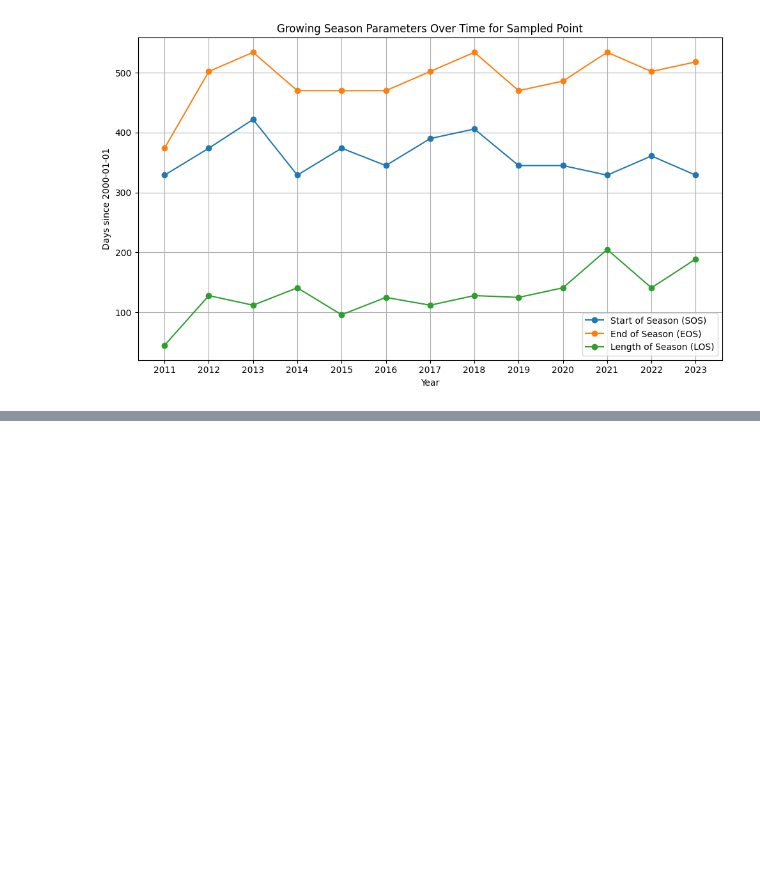
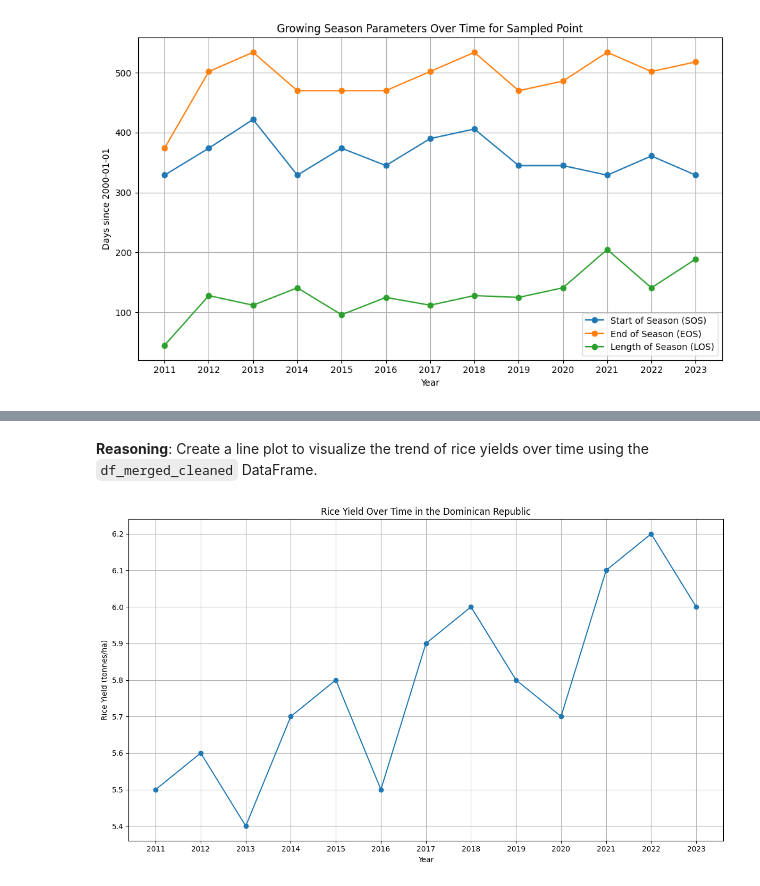
Before and after one commit to Ongevic/CCA, a Jupyter notebook: Phenology_maps_domenicanRep.ipynb, the cells around one changed output, grey strips where cells are left out. Saved outputs shown, nothing was run; the diff lists cells and outputs as text; code cells hidden in the pictures; blank space fills up the shorter version.

```diff
--- a/Phenology_maps_domenicanRep.ipynb
+++ b/Phenology_maps_domenicanRep.ipynb
@@ -1343,0 +3273,30 @@ plt.show()
+# %% [markdown]
+**Reasoning**:
+Create a line plot to visualize the trend of rice yields over time using the `df_merged_cleaned` DataFrame.
+# %%
+# 1. Create a figure and an axes object for the plot.
+fig, ax = plt.subplots(figsize=(12, 7)) # Set an appropriate figure size
+
+# 2. Plot the 'Yield' column against the 'Year' column.
+ax.plot(df_merged_cleaned['Year'], df_merged_cleaned['Yield'], marker='o', linestyle='-')
+
+# 3. Set the x-axis label and y-axis label.
+ax.set_xlabel('Year')
+ax.set_ylabel('Rice Yield (tonnes/ha)') # Assuming tonnes/ha based on common units
+
+# 4. Set the title of the plot.
+ax.set_title('Rice Yield Over Time in the Dominican Republic')
+
+# 5. Ensure the x-axis ticks show each year clearly.
+ax.set_xticks(df_merged_cleaned['Year'])
+
+# 6. Add a grid to the plot.
+ax.grid(True)
+
+# 7. Adjust plot parameters for a tight layout.
+plt.tight_layout()
+
+# 8. Display the plot.
+plt.show()
+# %% [output]
+[figure, added]
```
Also changed, not shown: parts of 30 cells of this notebook.
